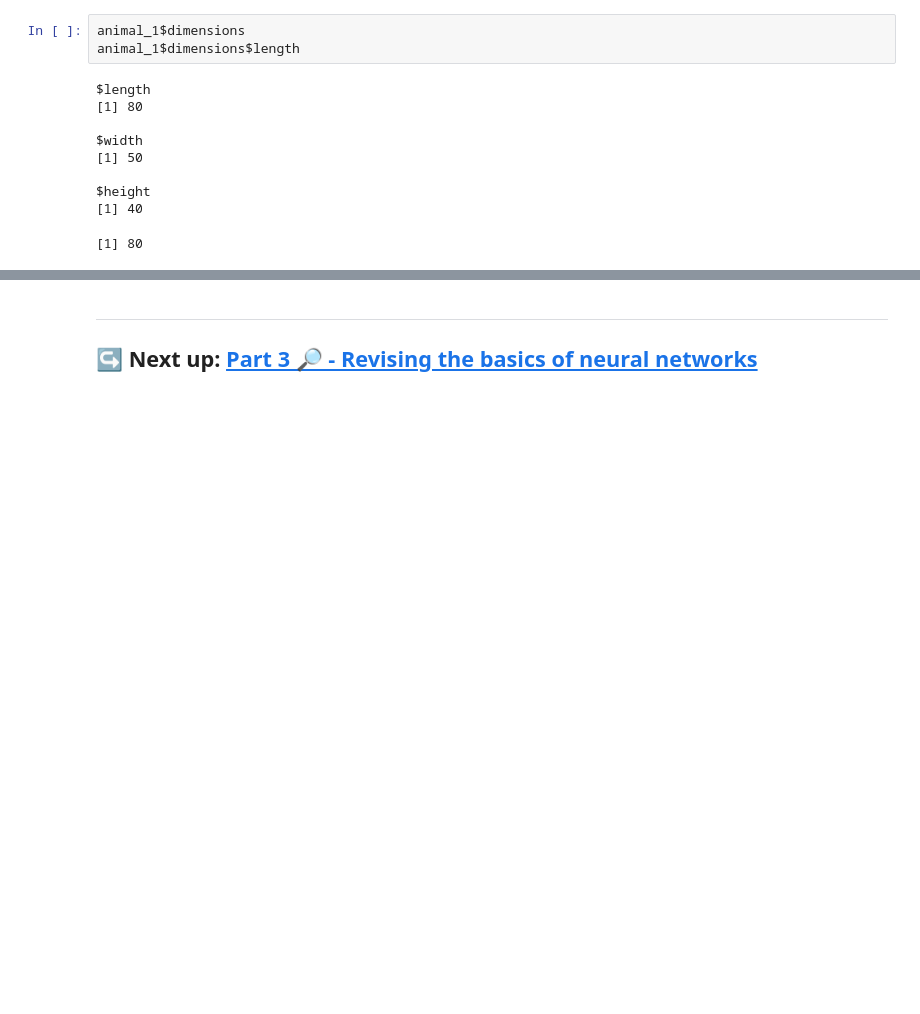
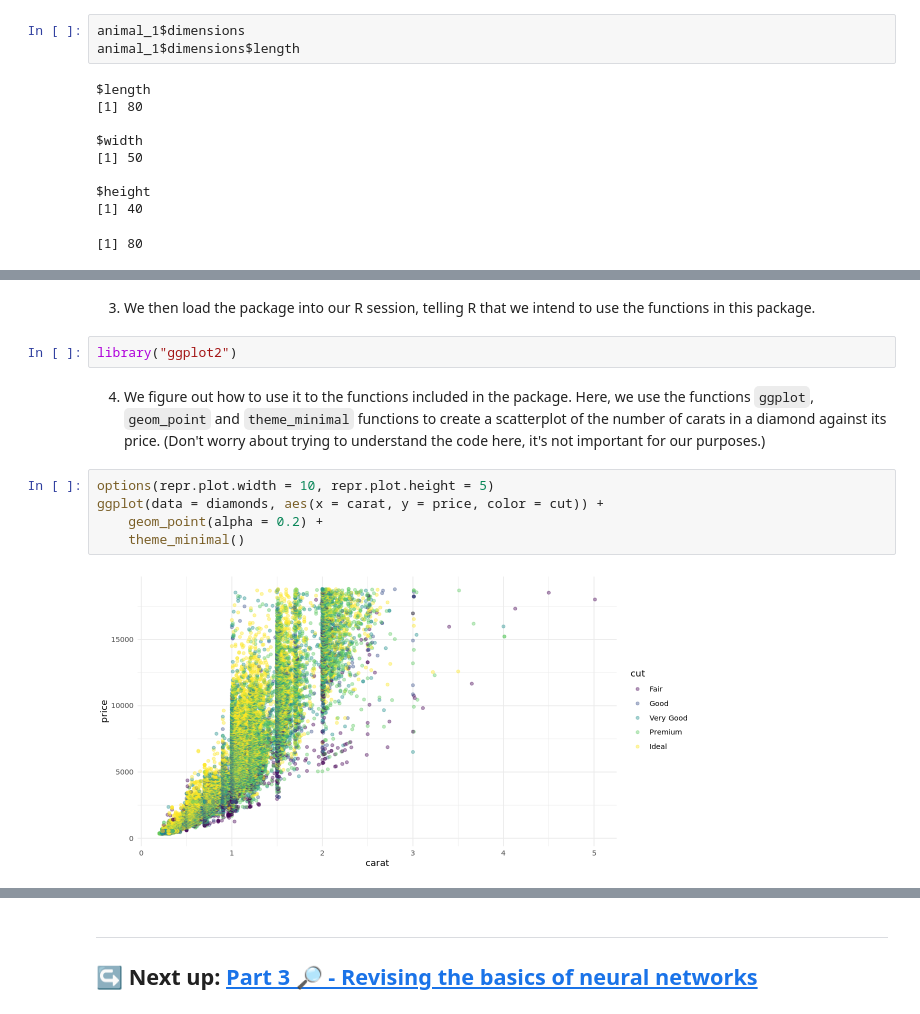
Before and after one commit to ABS-Neural-Nets-Tutorial/Intro-To-Neural-Networks, a Jupyter notebook: notebooks/2_Learning_R.ipynb, the cells around one changed output, grey strips where cells are left out. Saved outputs shown, nothing was run; the diff lists cells and outputs as text; blank space fills up the shorter version.

```diff
--- a/notebooks/2_Learning_R.ipynb
+++ b/notebooks/2_Learning_R.ipynb
@@ -198,0 +319,13 @@ A matrix: 8 × 5 of type dbl
+# %% [markdown]
+3. We then load the package into our R session, telling R that we intend to use the functions in this package.
+# %%
+library("ggplot2")
+# %% [markdown]
+4. We figure out how to use it to the functions included in the package. Here, we use the functions `ggplot`, `geom_point` and `theme_minimal` functions to create a scatterplot of the number of carats in a diamond against its price. (Don't worry about trying to understand the code here, it's not important for our purposes.)
+# %%
+options(repr.plot.width = 10, repr.plot.height = 5)
+ggplot(data = diamonds, aes(x = carat, y = price, color = cut)) +
+    geom_point(alpha = 0.2) +
+    theme_minimal()
+# %% [output]
+[figure, added]
```
Also changed, not shown: parts of 33 cells of this notebook, 1 other file.
